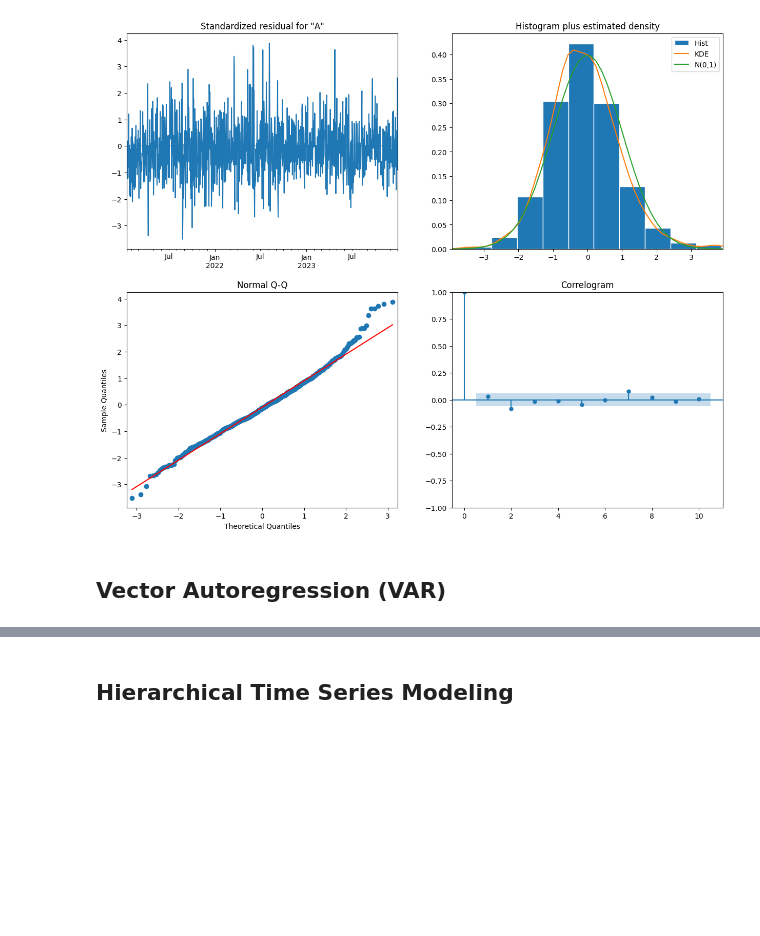
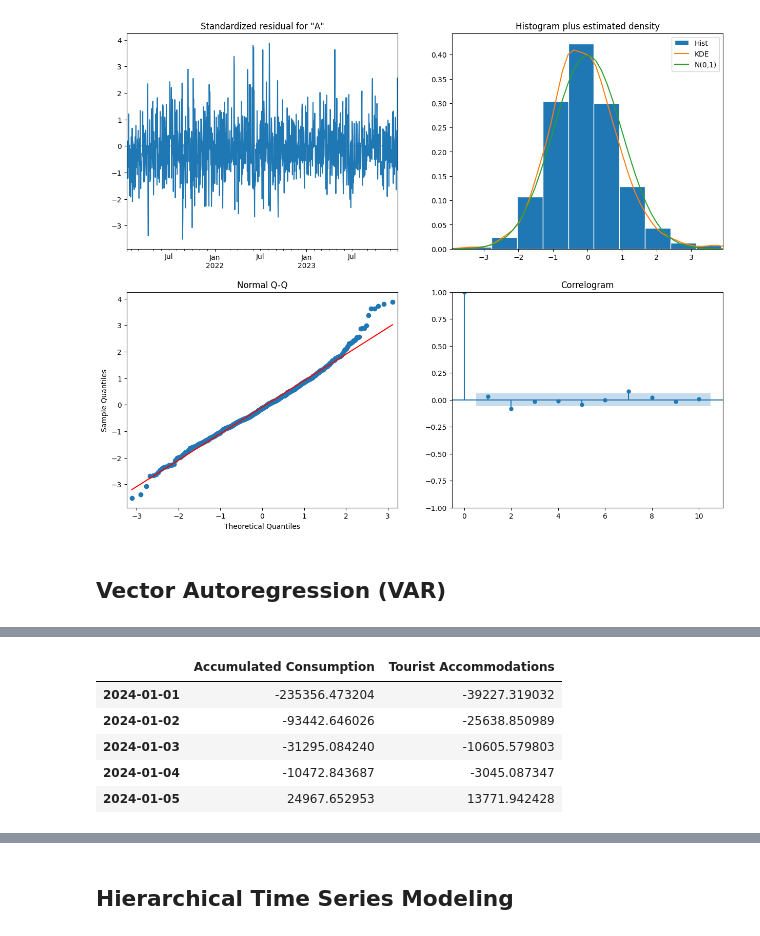
Before and after one commit to yuyanwang03/drop-by-drop, a Jupyter notebook: notebooks/modeling.ipynb, the cells around one changed output, grey strips where cells are left out. Saved outputs shown, nothing was run; the diff lists cells and outputs as text; code cells hidden in the pictures; blank space fills up the shorter version.

Commit message:
structurized VAR model as object

```diff
--- a/notebooks/modeling.ipynb
+++ b/notebooks/modeling.ipynb
@@ -349,8 +351,0 @@ with open('../models/var_dummies_model.pkl', 'wb') as f:
-# %%
-with open('../models/var_model.pkl', 'rb') as f:
-    var_dummies_model = pickle.load(f)
-# %%
-forecast_steps = 5
-forecast = var_dummies_model.forecast(df_var.values[-results.k_ar:], steps=forecast_steps)
-forecast_df = pd.DataFrame(forecast, index=pd.date_range(start=df_var.index[-1], periods=forecast_steps, freq='D'), columns=df_var.columns)
-print(forecast_df[['Accumulated Consumption', 'Tourist Accommodations']])
@@ -356,0 +388,2 @@ print(forecast_df[['Accumulated Consumption', 'Tourist Accommodations']])
+# %%
+var_model_801901003, summary = var_census_section(census_section=801901003, verbose=True)
@@ -356,0 +408,36 @@ print(forecast_df[['Accumulated Consumption', 'Tourist Accommodations']])
+# %%
+def var_model_forecast(var_model, census_section, df=df_census, forecast_steps=5, columns_to_forecast=['Accumulated Consumption', 'Tourist Accommodations']):
+    """
+    Forecasts future values using a trained VAR model for the next days.
+
+    :param var_model: Trained VAR model
+    :param df: pd.DataFrame, the input dataframe used for training
+    :param forecast_steps: int, number of steps to forecast
+    :param columns_to_forecast: list, columns to include in the forecast output
+    :return: pd.DataFrame, forecasted values with date index
+    """
+    df = df[df["Census Section"] == census_section]
+    var_columns=['Accumulated Consumption', 'Tourist Accommodations', 'Max Temperature', 'Precipitation']
+    df = df[var_columns]
+
+    if not isinstance(df.index, pd.DatetimeIndex): raise ValueError("The DataFrame index must be a DatetimeIndex.")
+
+    last_values = df.values[-var_model.k_ar:]
+    forecast = var_model.forecast(last_values, steps=forecast_steps)
+
+    # Create a DataFrame for the forecast
+    forecast_dates = pd.date_range(start=df.index[-1] + pd.Timedelta(days=1),
+                                   periods=forecast_steps,
+                                   freq='D')
+    forecast_df = pd.DataFrame(forecast, index=forecast_dates, columns=df.columns)
+
+    return forecast_df[columns_to_forecast]
+# %%
+var_model_forecast(var_model_801901003, census_section=801901003)
+# %% [output]
+|  | Accumulated Consumption | Tourist Accommodations |
+| 2024-01-01 | -235356.473204 | -39227.319032 |
+| 2024-01-02 | -93442.646026 | -25638.850989 |
+| 2024-01-03 | -31295.084240 | -10605.579803 |
+| 2024-01-04 | -10472.843687 | -3045.087347 |
+| 2024-01-05 | 24967.652953 | 13771.942428 |
```
Also changed, not shown: parts of 19 cells of this notebook, 2 other files.
